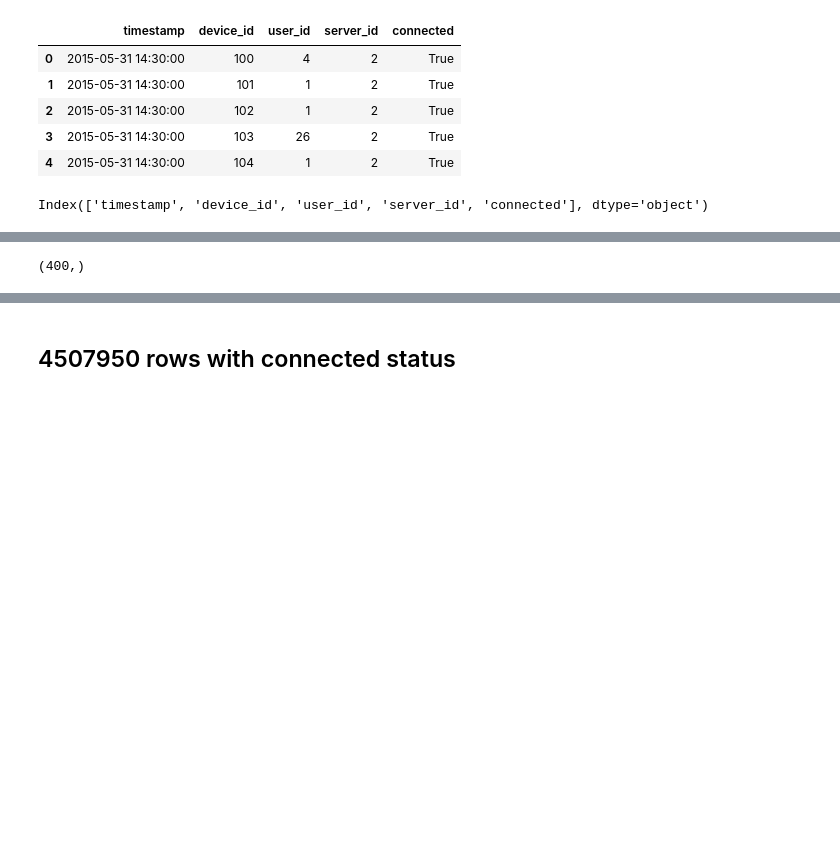
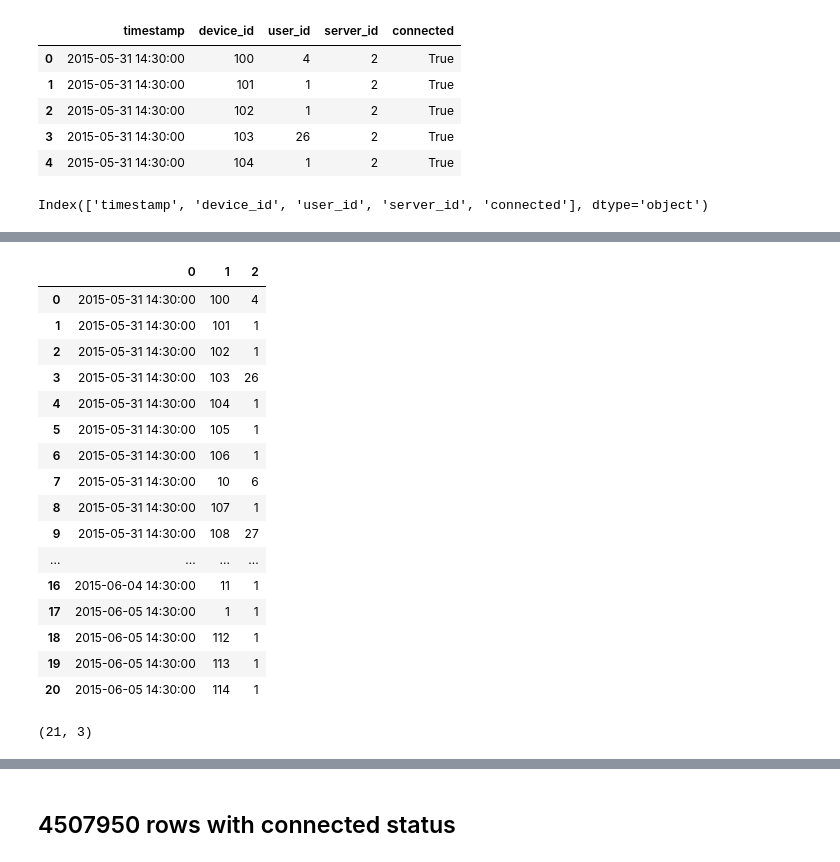
Before and after one commit to Kalinga/DS, a Jupyter notebook: Task1.ipynb, the cells around one changed output, grey strips where cells are left out. Cells and saved outputs as stored; diff of their text form; code cells hidden in the pictures; blank space fills up the shorter version.

```diff
--- a/Task1.ipynb
+++ b/Task1.ipynb
@@ -50,0 +50,2 @@ Index(['timestamp', 'device_id', 'user_id', 'server_id', 'connected'], dtype='ob
+# %%
+rows_list = list()
@@ -51,14 +64,13 @@ Index(['timestamp', 'device_id', 'user_id', 'server_id', 'connected'], dtype='ob
 # %%
-rows_list = []
 def processEventStream(row):
     r = list()
-    #print (type (row))
+    print (type (row))
     #print(row)
 
     try:
         if (device_state[row[1]]):
-            print("device details exist")
-            print(row)
+            #print("device details exist")
+            #print(row)
             timestamp = row [0]
             device_id = row [1]
             user_id = row [2]
@@ -69,17 +81,27 @@ def processEventStream(row):
                 if device_state[row[1]]["server"] == server_id:
                     if connected:
                         # Assume device was online from current event's timestamp until next event's timestamp
-                        print(timestamp - device_state[row[1]]["timestamp"])
-
-
-
+                        dates = fillDates(device_state[row[1]]["timestamp"], timestamp)
+                        if dates:
+                            for d in dates:
+                                newentry = list()
+                                newentry.append(d)
+                                newentry.append(device_id)
+                                newentry.append(user_id)
+                                print(newentry)
+                                rows_list.append(newentry)
+                            print("more dates", dates)
+                        else:
+                            print("no dates in between")
 
     except KeyError:
         state_dict = {"state":row[4], "server":row[3], "timestamp":row[0]}
         device_state[row[1]] = state_dict
         #print(row[1], device_state[row[1]])
         if (row[4]):
-            r = row[0:3]
+            r = row.tolist()
+            print("r",type(r))
+            rows_list.append(r[0:3])
 
     return r
 # %%
@@ -125,0 +149,3 @@ datetime.timedelta(4)
+# %%
+events_data_connected =  pd.DataFrame(rows_list)
+events_data_connected.columns = ["timestamp 	device_id 	user_id 	server_id", "Player", "Salary", "Role"]
@@ -126,5 +172,25 @@ datetime.timedelta(4)
+# %%
+events_data_connected
+# %% [output]
+|  | 0 | 1 | 2 |
+| 0 | 2015-05-31 14:30:00 | 100 | 4 |
+| 1 | 2015-05-31 14:30:00 | 101 | 1 |
+| 2 | 2015-05-31 14:30:00 | 102 | 1 |
+| 3 | 2015-05-31 14:30:00 | 103 | 26 |
+| 4 | 2015-05-31 14:30:00 | 104 | 1 |
+| 5 | 2015-05-31 14:30:00 | 105 | 1 |
+| 6 | 2015-05-31 14:30:00 | 106 | 1 |
+| 7 | 2015-05-31 14:30:00 | 10 | 6 |
+| 8 | 2015-05-31 14:30:00 | 107 | 1 |
+| 9 | 2015-05-31 14:30:00 | 108 | 27 |
+| ... | ... | ... | ... |
+| 16 | 2015-06-04 14:30:00 | 11 | 1 |
+| 17 | 2015-06-05 14:30:00 | 1 | 1 |
+| 18 | 2015-06-05 14:30:00 | 112 | 1 |
+| 19 | 2015-06-05 14:30:00 | 113 | 1 |
+| 20 | 2015-06-05 14:30:00 | 114 | 1 |
 # %%
-df.shape
+events_data_connected.shape
 # %% [output]
-(400,)
+(21, 3)
 # %%
```
Also changed, not shown: parts of 30 cells of this notebook.
